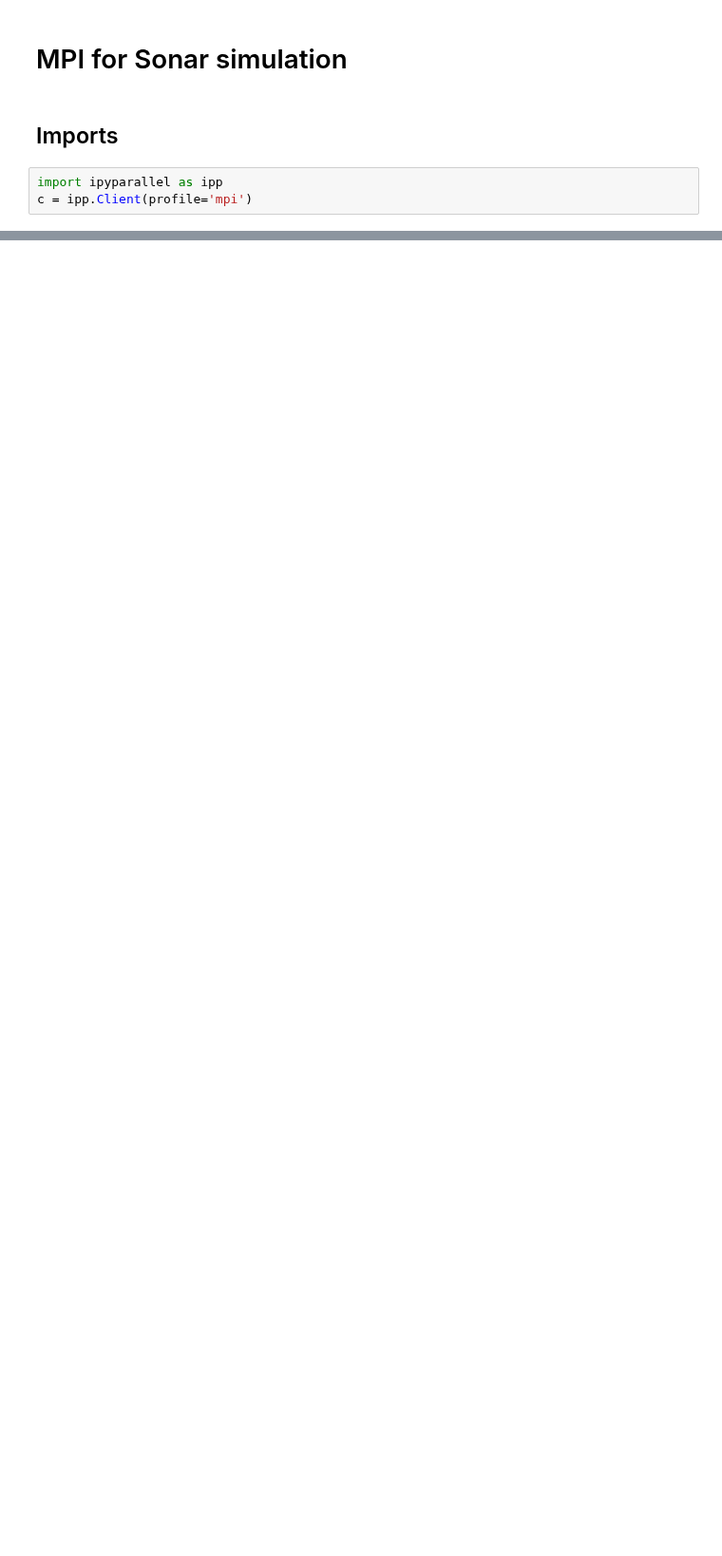
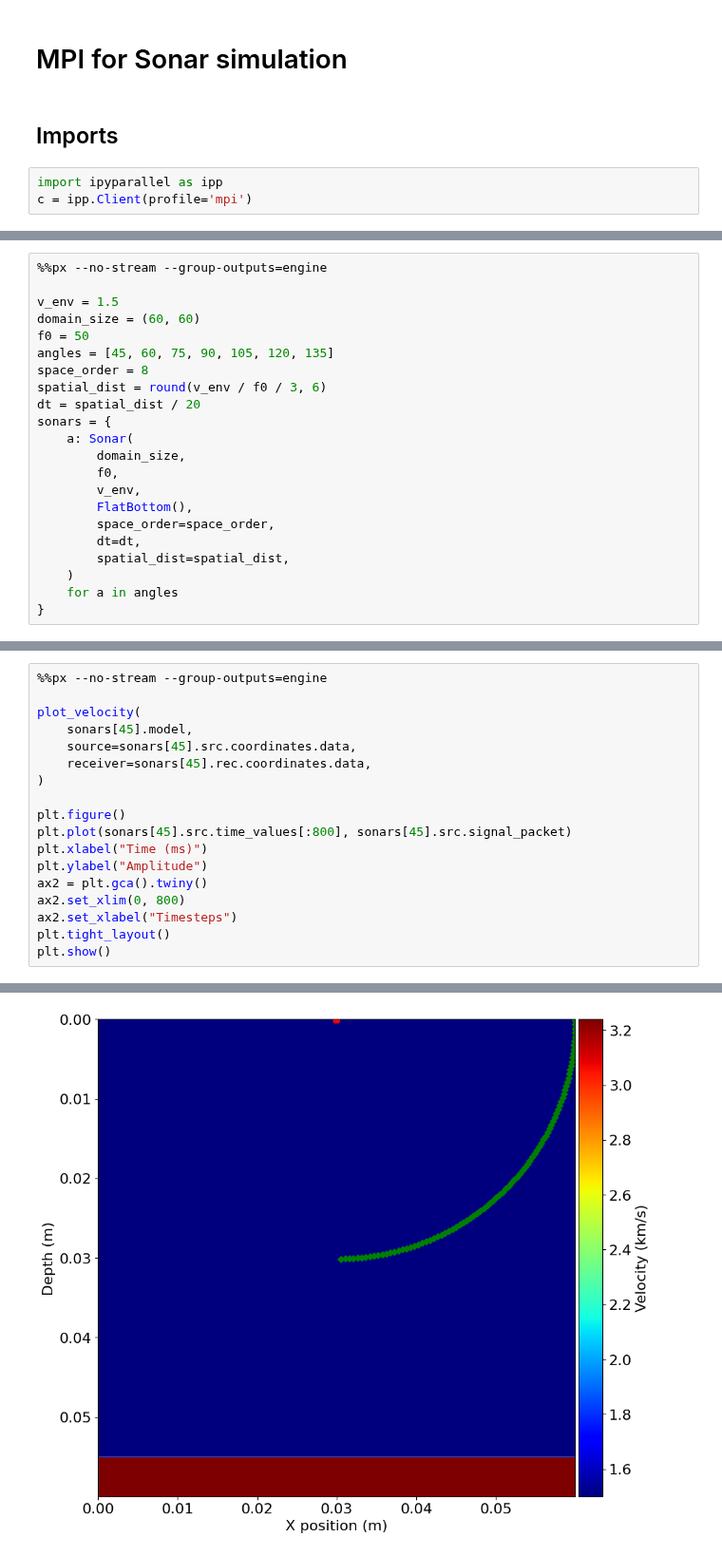
Before and after one commit to bgd54/sonar-FWI, a Jupyter notebook: notebooks/08_mpi.ipynb, the cells around one changed output, grey strips where cells are left out. Shown at 95% size. Saved outputs shown, nothing was run; the diff lists cells and outputs as text; blank space fills up the shorter version.

```diff
--- a/notebooks/08_mpi.ipynb
+++ b/notebooks/08_mpi.ipynb
@@ -42,0 +48,22 @@ configuration['language'] = 'C'
+# %%
+%%px --no-stream --group-outputs=engine
+
+v_env = 1.5
+domain_size = (60, 60)
+f0 = 50
+angles = [45, 60, 75, 90, 105, 120, 135]
+space_order = 8
+spatial_dist = round(v_env / f0 / 3, 6)
+dt = spatial_dist / 20
+sonars = {
+    a: Sonar(
+        domain_size,
+        f0,
+        v_env,
+        FlatBottom(),
+        space_order=space_order,
+        dt=dt,
+        spatial_dist=spatial_dist,
+    )
+    for a in angles
+}
@@ -42,0 +168,19 @@ configuration['language'] = 'C'
+# %%
+%%px --no-stream --group-outputs=engine
+
+plot_velocity(
+    sonars[45].model,
+    source=sonars[45].src.coordinates.data,
+    receiver=sonars[45].rec.coordinates.data,
+)
+
+plt.figure()
+plt.plot(sonars[45].src.time_values[:800], sonars[45].src.signal_packet)
+plt.xlabel("Time (ms)")
+plt.ylabel("Amplitude")
+ax2 = plt.gca().twiny()
+ax2.set_xlim(0, 800)
+ax2.set_xlabel("Timesteps")
+plt.tight_layout()
+plt.show()
+# %% [output]
@@ -42,0 +188 @@ configuration['language'] = 'C'
+[figure, added]
```
Also changed, not shown: parts of 20 cells of this notebook, 17 other files.
